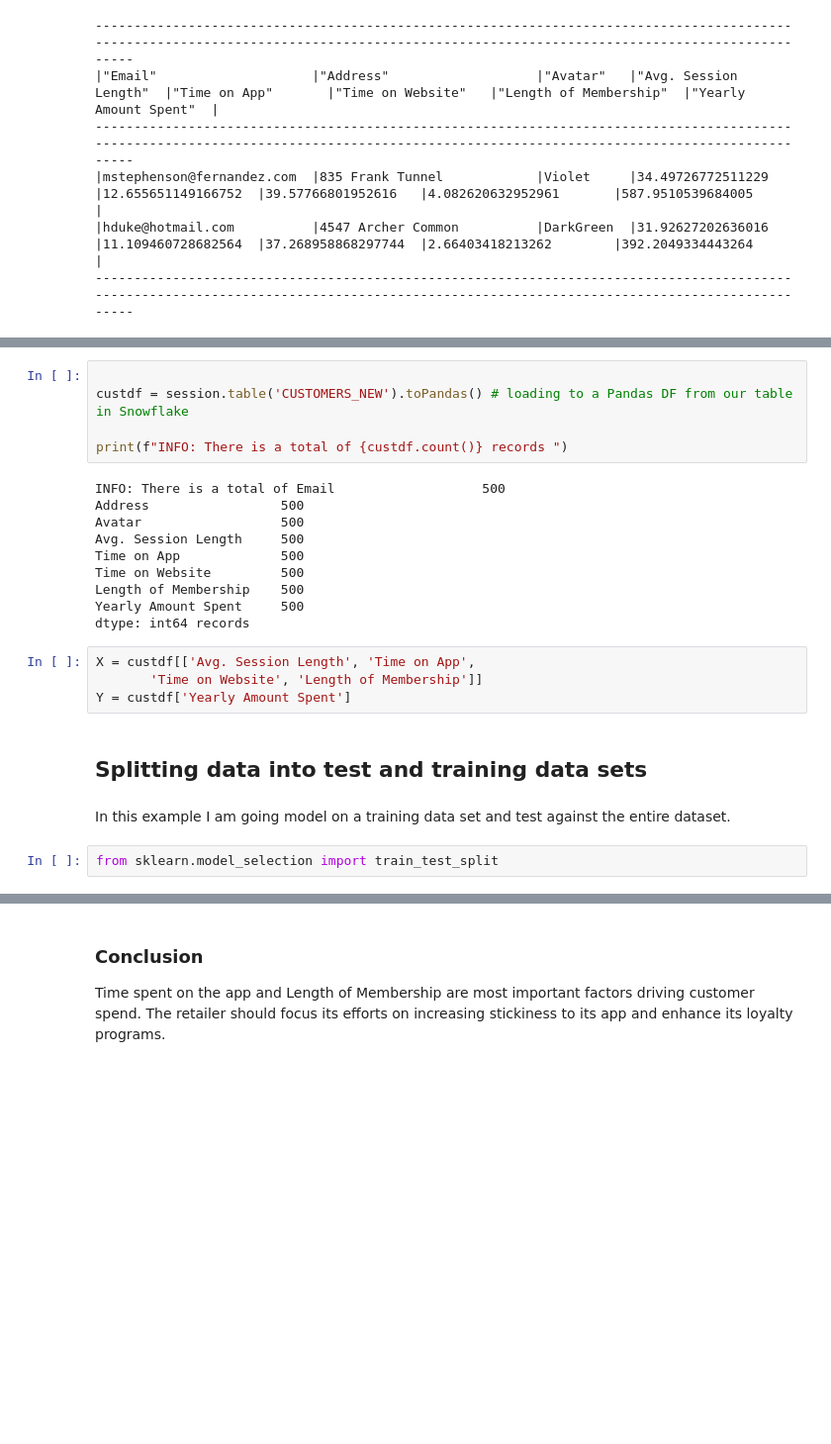
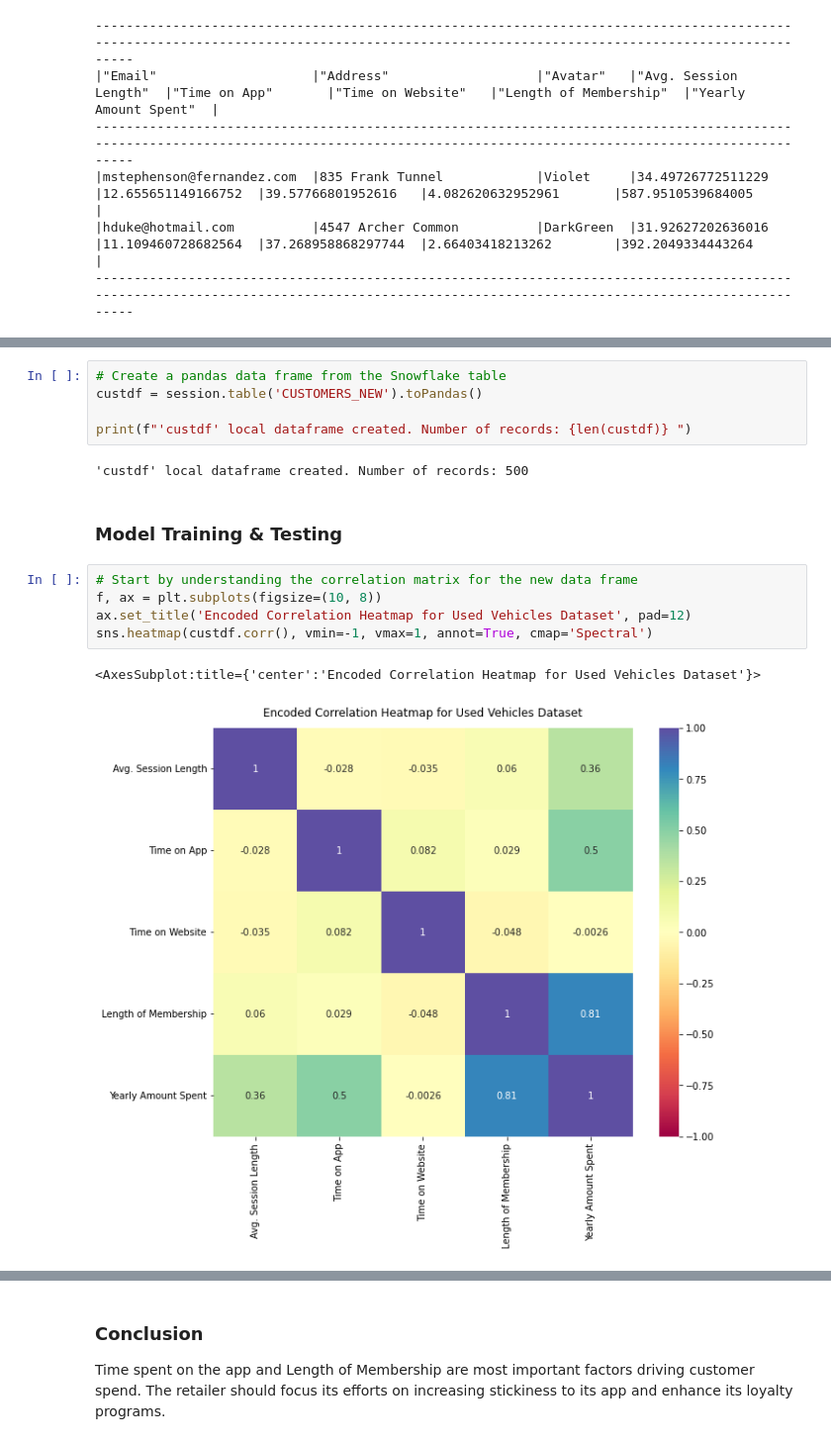
Before and after one commit to Snowflake-Labs/snowpark-python-demos, a Jupyter notebook: Predict Customer Spend/Linear Regression with Snowpark_v6.ipynb, the cells around one changed output, grey strips where cells are left out. Shown: that part at 99% size. Saved outputs shown, nothing was run; the diff lists cells and outputs as text; blank space fills up the shorter version.

```diff
--- a/Predict Customer Spend/Linear Regression with Snowpark_v6.ipynb
+++ b/Predict Customer Spend/Linear Regression with Snowpark_v6.ipynb
@@ -87,25 +102,17 @@ Wall time: 849 ms
 # %%
+# Create a pandas data frame from the Snowflake table
+custdf = session.table('CUSTOMERS_NEW').toPandas()
 
-custdf = session.table('CUSTOMERS_NEW').toPandas() # loading to a Pandas DF from our table in Snowflake
-
-print(f"INFO: There is a total of {custdf.count()} records ")
+print(f"'custdf' local dataframe created. Number of records: {len(custdf)} ")
 # %% [output]
-INFO: There is a total of Email                   500
-Address                 500
-Avatar                  500
-Avg. Session Length     500
-Time on App             500
-Time on Website         500
-Length of Membership    500
-Yearly Amount Spent     500
-dtype: int64 records
+'custdf' local dataframe created. Number of records: 500
-# %%
-X = custdf[['Avg. Session Length', 'Time on App',
-       'Time on Website', 'Length of Membership']]
-Y = custdf['Yearly Amount Spent']
 # %% [markdown]
-## Splitting data into test and training data sets
+### Model Training & Testing
-# %% [markdown]
-In this example I am going model on a training data set and test against the entire dataset.
-# %%
-from sklearn.model_selection import train_test_split
+# %%
+# Start by understanding the correlation matrix for the new data frame
+f, ax = plt.subplots(figsize=(10, 8))
+ax.set_title('Encoded Correlation Heatmap for Used Vehicles Dataset', pad=12)
+sns.heatmap(custdf.corr(), vmin=-1, vmax=1, annot=True, cmap='Spectral')
+# %% [output]
+<AxesSubplot:title={'center':'Encoded Correlation Heatmap for Used Vehicles Dataset'}>
+[figure, added]
```
Also changed, not shown: parts of 29 cells of this notebook.
